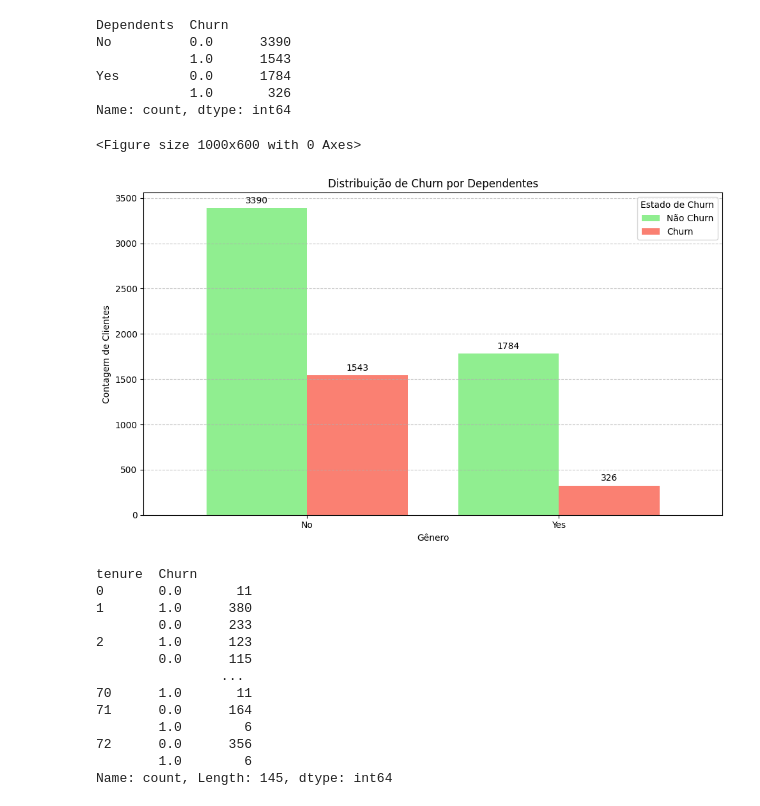
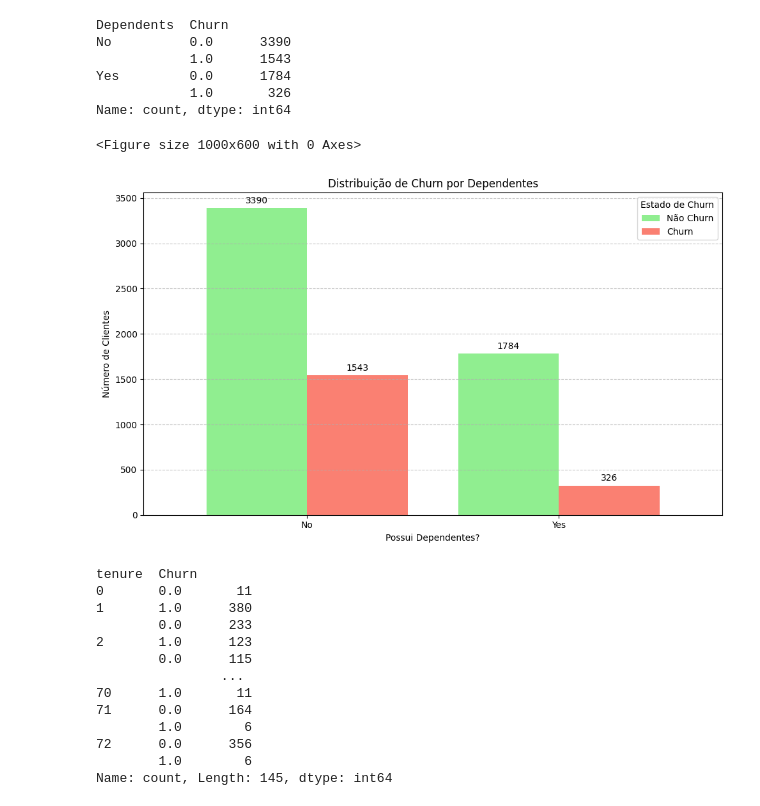
Before and after one commit to JCrpa/curso10_python_data_science_Challenge_TelecomX, a Jupyter notebook: TelecomX_BR.ipynb, the cells around one changed output. Saved outputs shown, nothing was run; the diff lists cells and outputs as text; code cells hidden in the pictures.

```diff
--- a/TelecomX_BR.ipynb
+++ b/TelecomX_BR.ipynb
@@ -557,42 +531,41 @@ Name: count, dtype: int64
 # %%
 import matplotlib.pyplot as plt
 import pandas as pd
-import numpy as np # Necessário para np.float64
 
 # 1. Obter a contagem de Churn por gênero (como no seu código da imagem)
 churn_dependentes = df_telecomX.groupby('Dependents')['Churn'].value_counts()
 
 # 2. Desempilhar (unstack) a Series para ter 'gender' como índice e 'Churn' como colunas
 # Isso é útil para plotar barras agrupadas ou empilhadas
 df_plot = churn_dependentes.unstack(level='Churn')
 
 # Opcional: Renomear as colunas para algo mais legível no gráfico
 df_plot.columns = ['Não Churn', 'Churn'] # Assumindo 0.0=Não Churn, 1.0=Churn
 
 # 3. Criar o gráfico de barras agrupado
 plt.figure(figsize=(10, 6))
 
 # df_plot.plot(kind='bar') plota automaticamente as colunas como barras agrupadas
 ax = df_plot.plot(kind='bar', figsize=(10, 6), color=['lightgreen', 'salmon'], width=0.8)
 
 # 4. Adicionar rótulos, título e legenda
 plt.title('Distribuição de Churn por Dependentes')
-plt.xlabel('Gênero')
-plt.ylabel('Contagem de Clientes')
+plt.xlabel('Possui Dependentes?')
+plt.ylabel('Número de Clientes')
 plt.xticks(rotation=0) # Garante que os rótulos do eixo X fiquem retos
 plt.legend(title='Estado de Churn', labels=['Não Churn', 'Churn']) # Ajusta a legenda
 
 # 5. Adicionar os valores de contagem no topo das barras
 for container in ax.containers: # Itera sobre os conjuntos de barras (um para Não Churn, outro para Churn)
     ax.bar_label(container, fmt='%d', label_type='edge', padding=3)
 
 # 6. Melhorar a visualização
 plt.grid(axis='y', linestyle='--', alpha=0.7)
 plt.tight_layout() # Ajusta o layout para evitar sobreposição
 plt.show()
 # %% [output]
 <Figure size 1000x600 with 0 Axes>
-[figure, old version]
+[figure, new version]
 # %%
 # Faz a contagem de Churn pela quantidade de meses de contrato
 churn_meses_contrato = df_telecomX.groupby('tenure')['Churn'].value_counts()
```
Also changed, not shown: parts of 19 cells of this notebook, 1 other file.
